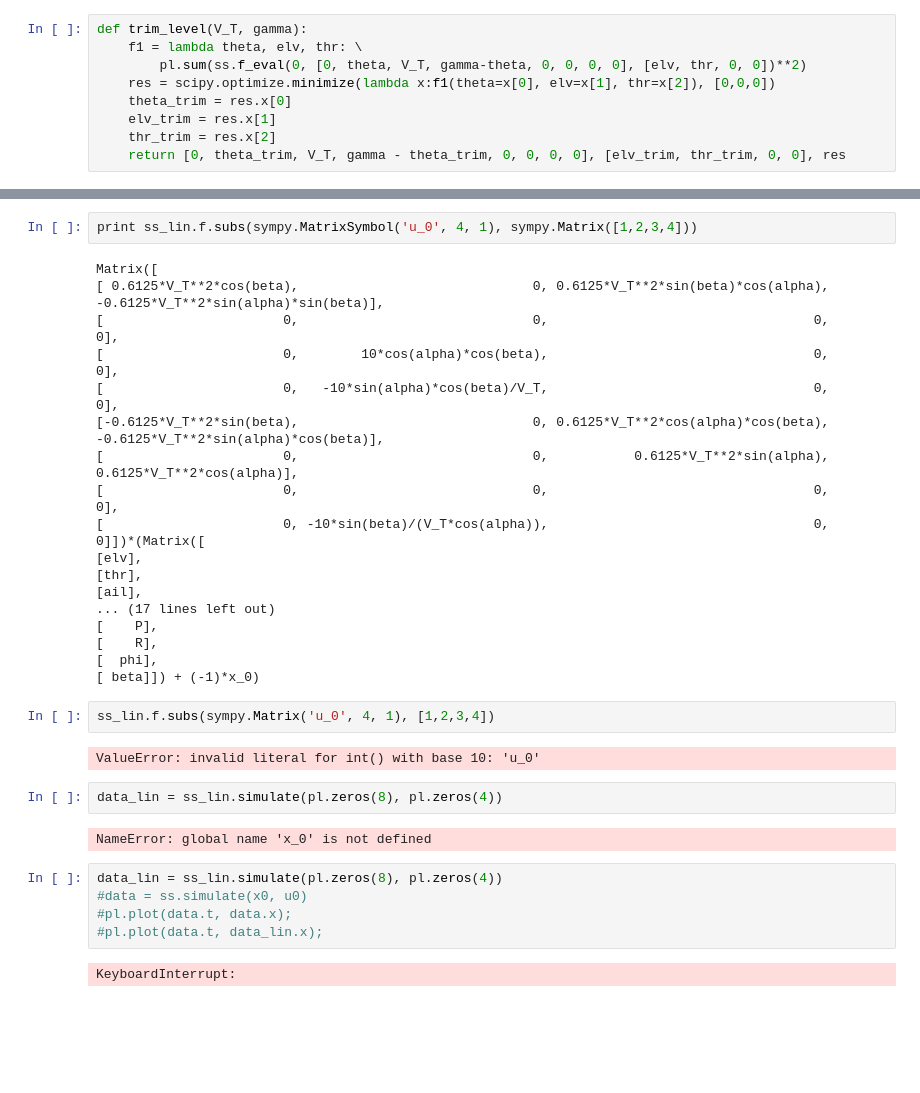
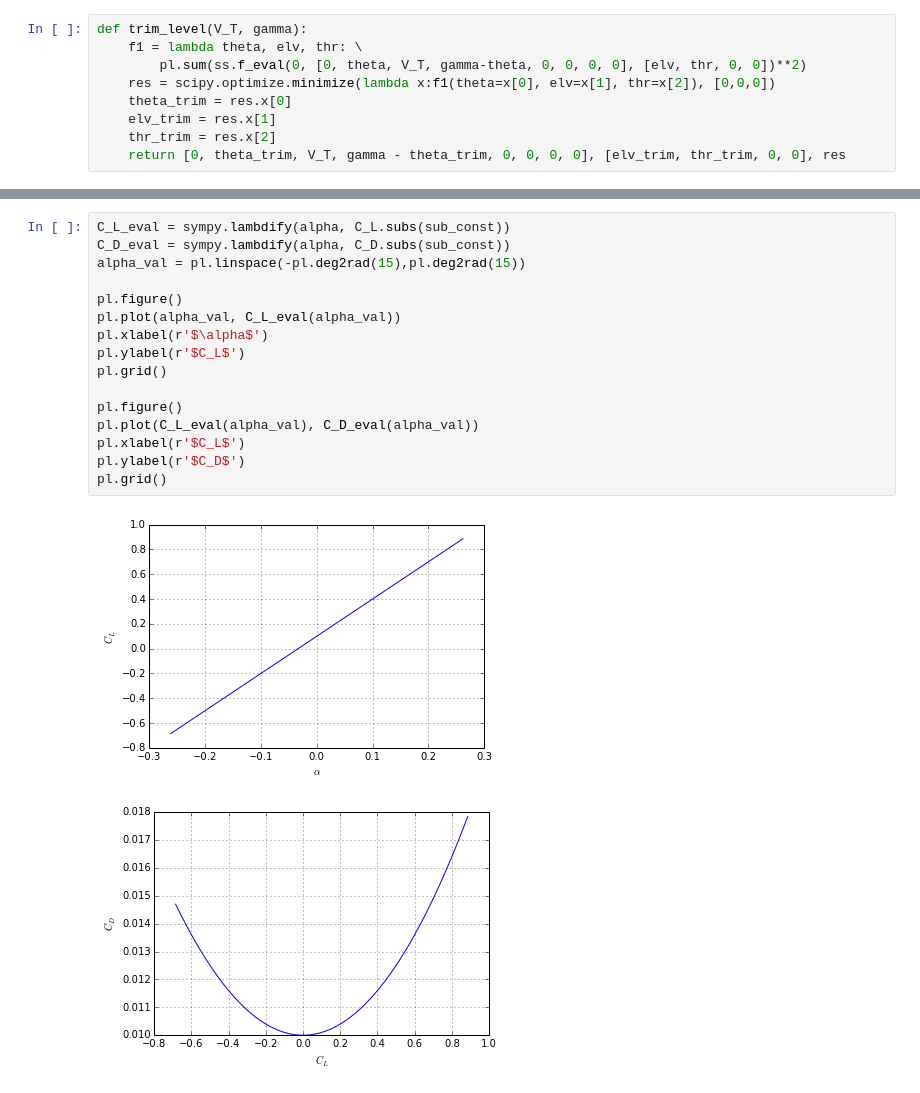
Before and after one commit to aerospace-notebook/aerospace-notebook, a Jupyter notebook: Fixed Wing Dynamics.ipynb, the cells around one changed output, grey strips where cells are left out. Saved outputs shown, nothing was run; the diff lists cells and outputs as text; blank space fills up the shorter version.

```diff
--- a/Fixed Wing Dynamics.ipynb
+++ b/Fixed Wing Dynamics.ipynb
@@ -184,35 +163,19 @@ ss_lin.A
-# %%
-print ss_lin.f.subs(sympy.MatrixSymbol('u_0', 4, 1), sympy.Matrix([1,2,3,4]))
-# %% [output]
-Matrix([
-[ 0.6125*V_T**2*cos(beta),                              0, 0.6125*V_T**2*sin(beta)*cos(alpha), -0.6125*V_T**2*sin(alpha)*sin(beta)],
-[                       0,                              0,                                  0,                                   0],
-[                       0,        10*cos(alpha)*cos(beta),                                  0,                                   0],
-[                       0,   -10*sin(alpha)*cos(beta)/V_T,                                  0,                                   0],
-[-0.6125*V_T**2*sin(beta),                              0, 0.6125*V_T**2*cos(alpha)*cos(beta), -0.6125*V_T**2*sin(alpha)*cos(beta)],
-[                       0,                              0,           0.6125*V_T**2*sin(alpha),            0.6125*V_T**2*cos(alpha)],
-[                       0,                              0,                                  0,                                   0],
-[                       0, -10*sin(beta)/(V_T*cos(alpha)),                                  0,                                   0]])*(Matrix([
-[elv],
-[thr],
-[ail],
-... (17 lines left out)
-[    P],
-[    R],
-[  phi],
-[ beta]]) + (-1)*x_0)
-# %%
-ss_lin.f.subs(sympy.Matrix('u_0', 4, 1), [1,2,3,4])
-# %% [output]
-ValueError: invalid literal for int() with base 10: 'u_0'
-# %%
-data_lin = ss_lin.simulate(pl.zeros(8), pl.zeros(4))
-# %% [output]
-NameError: global name 'x_0' is not defined
-# %%
-data_lin = ss_lin.simulate(pl.zeros(8), pl.zeros(4))
-#data = ss.simulate(x0, u0)
-#pl.plot(data.t, data.x);
-#pl.plot(data.t, data_lin.x);
-# %% [output]
-KeyboardInterrupt:
+# %%
+C_L_eval = sympy.lambdify(alpha, C_L.subs(sub_const))
+C_D_eval = sympy.lambdify(alpha, C_D.subs(sub_const))
+alpha_val = pl.linspace(-pl.deg2rad(15),pl.deg2rad(15))
+
+pl.figure()
+pl.plot(alpha_val, C_L_eval(alpha_val))
+pl.xlabel(r'$\alpha$')
+pl.ylabel(r'$C_L$')
+pl.grid()
+
+pl.figure()
+pl.plot(C_L_eval(alpha_val), C_D_eval(alpha_val))
+pl.xlabel(r'$C_L$')
+pl.ylabel(r'$C_D$')
+pl.grid()
+# %% [output]
+[figure, added]
+[figure, added]
```
Also changed, not shown: parts of 25 cells of this notebook, 5 other files.
